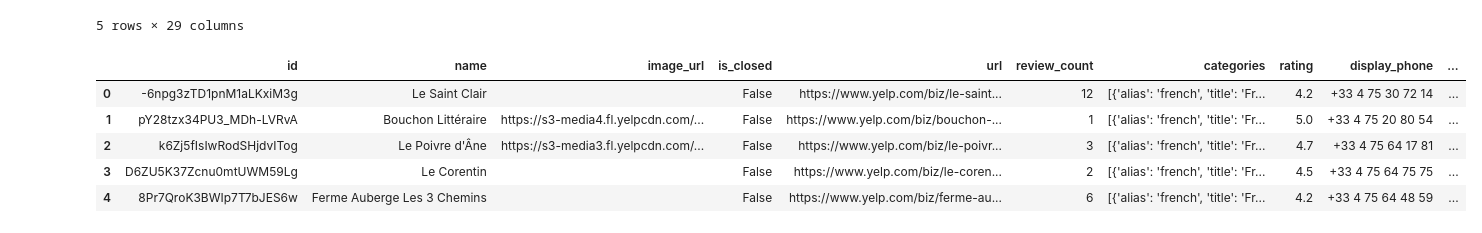
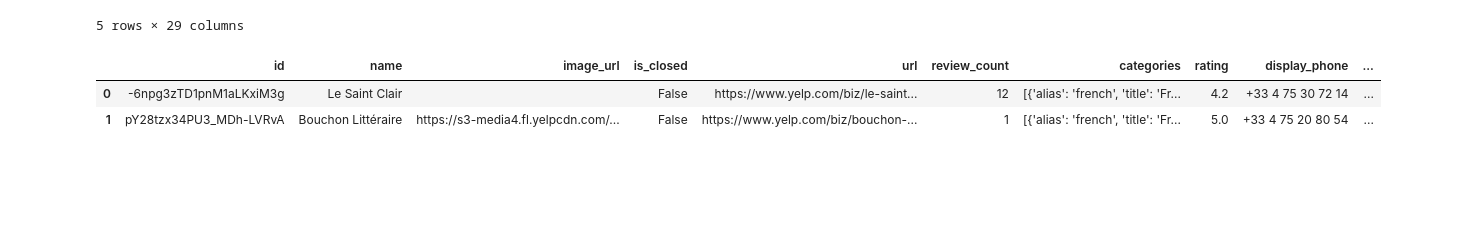
Before and after one commit to aurelieDANIEL2003/AAA_table, a Jupyter notebook: essai.ipynb, the cells around one changed output. Drawn from its saved outputs; the diff is of its cells as text; code cells hidden in the pictures; blank space fills up the shorter version.

```diff
--- a/essai.ipynb
+++ b/essai.ipynb
@@ -428,14 +440,11 @@ privas.head()
 privas = privas.drop(columns=['alias', 'transactions', 'phone', 'location.address2', 'price',
        'location.address3', 'location.zip_code', 'attributes.business_temp_closed', 'attributes.open24_hours', 'attributes.waitlist_reservation'])
 # %%
-privas.head()
+privas.head(2)
 # %% [output]
 |  | id | name | image_url | is_closed | url | review_count | categories | rating | display_phone | ... |
 | 0 | -6npg3zTD1pnM1aLKxiM3g | Le Saint Clair |  | False | https://www.yelp.com/biz/le-saint... | 12 | [{'alias': 'french', 'title': 'Fr... | 4.2 | +33 4 75 30 72 14 | ... |
 | 1 | pY28tzx34PU3_MDh-LVRvA | Bouchon Littéraire | https://s3-media4.fl.yelpcdn.com/... | False | https://www.yelp.com/biz/bouchon-... | 1 | [{'alias': 'french', 'title': 'Fr... | 5.0 | +33 4 75 20 80 54 | ... |
-| 2 | k6Zj5fIsIwRodSHjdvITog | Le Poivre d'Âne | https://s3-media3.fl.yelpcdn.com/... | False | https://www.yelp.com/biz/le-poivr... | 3 | [{'alias': 'french', 'title': 'Fr... | 4.7 | +33 4 75 64 17 81 | ... |
-| 3 | D6ZU5K37Zcnu0mtUWM59Lg | Le Corentin |  | False | https://www.yelp.com/biz/le-coren... | 2 | [{'alias': 'french', 'title': 'Fr... | 4.5 | +33 4 75 64 75 75 | ... |
-| 4 | 8Pr7QroK3BWIp7T7bJES6w | Ferme Auberge Les 3 Chemins |  | False | https://www.yelp.com/biz/ferme-au... | 6 | [{'alias': 'french', 'title': 'Fr... | 4.2 | +33 4 75 64 48 59 | ... |
 # %%
 from utils3 import category
 # %%
```
Also changed, not shown: parts of 3 cells of this notebook, 3 other files.
